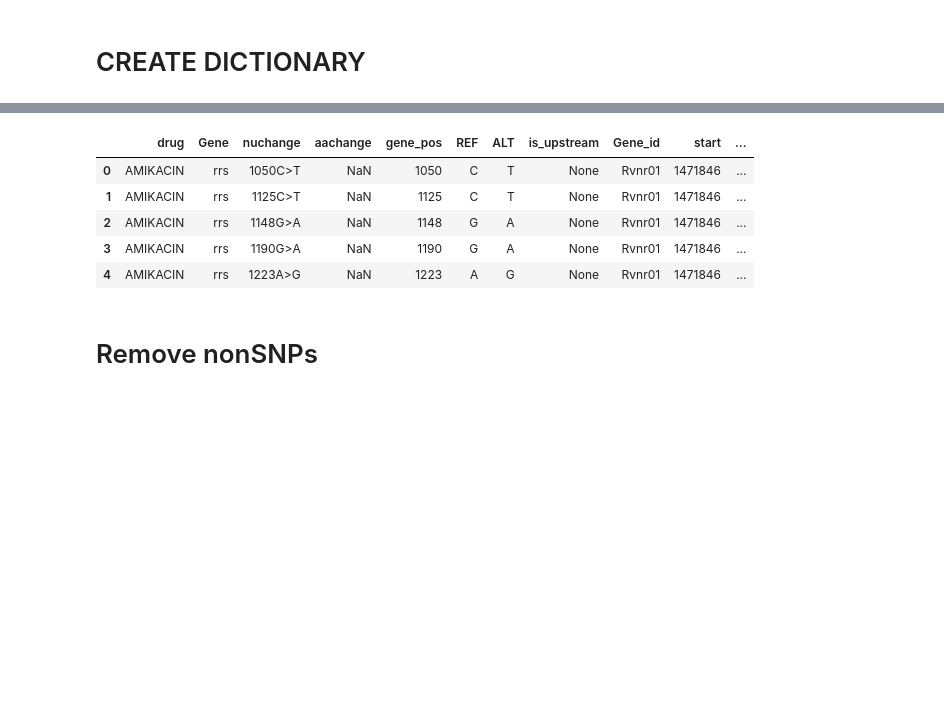
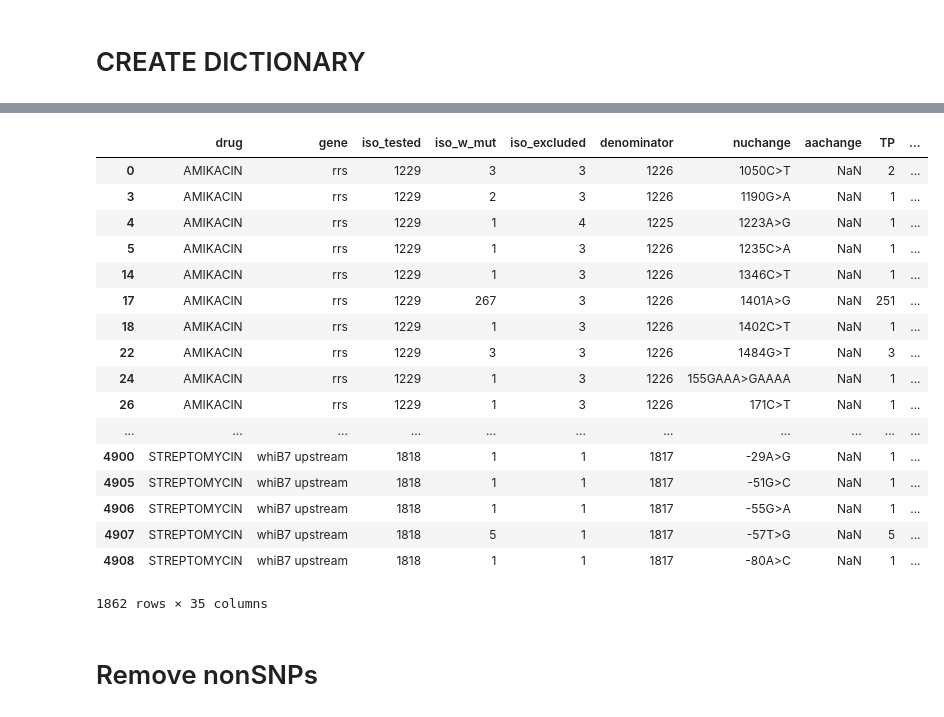
Before and after one commit to pedroscampoy/SNPTB, a Jupyter notebook: annotation/resistance/201907_res_to_dict.ipynb, the cells around one changed output, grey strips where cells are left out. Saved outputs shown, nothing was run; the diff lists cells and outputs as text; code cells hidden in the pictures; blank space fills up the shorter version.

```diff
--- a/annotation/resistance/201907_res_to_dict.ipynb
+++ b/annotation/resistance/201907_res_to_dict.ipynb
@@ -16,5 +18,10 @@ def get_reverse(nucleotyde):
                      'T' : 'A',
                      'C' : 'G',
                      'G': 'C'}
-    return nucleotyde_rev[nucleotyde]
+    if len(nucleotyde) > 1:
+        nucleotyde_str = nucleotyde[::-1] #Reverse nucleotide
+        nucleotyde_str_fin = "".join([nucleotyde_rev[x] for x in nucleotyde_str]) #Complement nucleotide
+        return nucleotyde_str_fin
+    else:
+        return nucleotyde_rev[nucleotyde]
 # %%
@@ -564,12 +575,26 @@ phyres_df.head()
-# %%
-ultra_df_og.head()
-# %% [output]
-|  | drug | Gene | nuchange | aachange | gene_pos | REF | ALT | is_upstream | Gene_id | start | ... |
-| 0 | AMIKACIN | rrs | 1050C>T | NaN | 1050 | C | T | None | Rvnr01 | 1471846 | ... |
-| 1 | AMIKACIN | rrs | 1125C>T | NaN | 1125 | C | T | None | Rvnr01 | 1471846 | ... |
-| 2 | AMIKACIN | rrs | 1148G>A | NaN | 1148 | G | A | None | Rvnr01 | 1471846 | ... |
-| 3 | AMIKACIN | rrs | 1190G>A | NaN | 1190 | G | A | None | Rvnr01 | 1471846 | ... |
-| 4 | AMIKACIN | rrs | 1223A>G | NaN | 1223 | A | G | None | Rvnr01 | 1471846 | ... |
+# %%
+ultra_df_og.confidence_upp = ultra_df_og.confidence_upp.astype(str)
+# %%
+ultra_df_og[(ultra_df_og.confidence_upp == 'inf')]
+# %% [output]
+|  | drug | gene | iso_tested | iso_w_mut | iso_excluded | denominator | nuchange | aachange | TP | ... |
+| 0 | AMIKACIN | rrs | 1229 | 3 | 3 | 1226 | 1050C>T | NaN | 2 | ... |
+| 3 | AMIKACIN | rrs | 1229 | 2 | 3 | 1226 | 1190G>A | NaN | 1 | ... |
+| 4 | AMIKACIN | rrs | 1229 | 1 | 4 | 1225 | 1223A>G | NaN | 1 | ... |
+| 5 | AMIKACIN | rrs | 1229 | 1 | 3 | 1226 | 1235C>A | NaN | 1 | ... |
+| 14 | AMIKACIN | rrs | 1229 | 1 | 3 | 1226 | 1346C>T | NaN | 1 | ... |
+| 17 | AMIKACIN | rrs | 1229 | 267 | 3 | 1226 | 1401A>G | NaN | 251 | ... |
+| 18 | AMIKACIN | rrs | 1229 | 1 | 3 | 1226 | 1402C>T | NaN | 1 | ... |
+| 22 | AMIKACIN | rrs | 1229 | 3 | 3 | 1226 | 1484G>T | NaN | 3 | ... |
+| 24 | AMIKACIN | rrs | 1229 | 1 | 3 | 1226 | 155GAAA>GAAAA | NaN | 1 | ... |
+| 26 | AMIKACIN | rrs | 1229 | 1 | 3 | 1226 | 171C>T | NaN | 1 | ... |
+| ... | ... | ... | ... | ... | ... | ... | ... | ... | ... | ... |
+| 4900 | STREPTOMYCIN | whiB7 upstream | 1818 | 1 | 1 | 1817 | -29A>G | NaN | 1 | ... |
+| 4905 | STREPTOMYCIN | whiB7 upstream | 1818 | 1 | 1 | 1817 | -51G>C | NaN | 1 | ... |
+| 4906 | STREPTOMYCIN | whiB7 upstream | 1818 | 1 | 1 | 1817 | -55G>A | NaN | 1 | ... |
+| 4907 | STREPTOMYCIN | whiB7 upstream | 1818 | 5 | 1 | 1817 | -57T>G | NaN | 5 | ... |
+| 4908 | STREPTOMYCIN | whiB7 upstream | 1818 | 1 | 1 | 1817 | -80A>C | NaN | 1 | ... |
+1862 rows × 35 columns
 # %% [markdown]
 # Remove nonSNPs
 # %%
```
Also changed, not shown: parts of 9 cells of this notebook, 7 other files.
